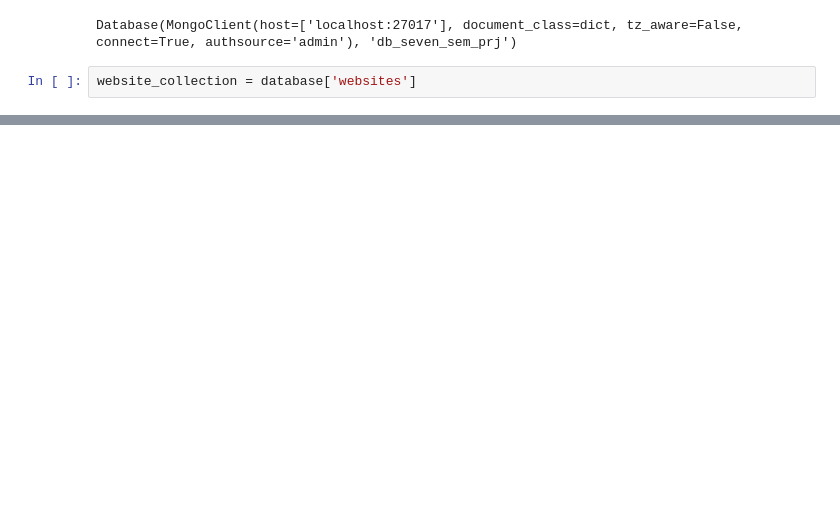
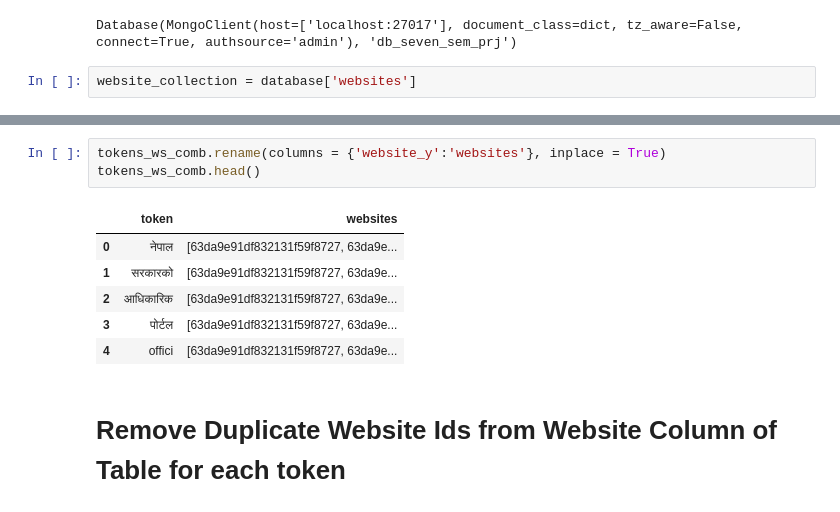
Before and after one commit to suparthghimire/search_engine, a Jupyter notebook: indexer/indexer.ipynb, the cells around one changed output, grey strips where cells are left out. Drawn from its saved outputs; the diff is of its cells as text; blank space fills up the shorter version.

```diff
--- a/indexer/indexer.ipynb
+++ b/indexer/indexer.ipynb
@@ -127,0 +236,12 @@ print(list(websites_in_db)[0])
+# %%
+tokens_ws_comb.rename(columns = {'website_y':'websites'}, inplace = True)
+tokens_ws_comb.head()
+# %% [output]
+|  | token | websites |
+| 0 | नेपाल | [63da9e91df832131f59f8727, 63da9e... |
+| 1 | सरकारको | [63da9e91df832131f59f8727, 63da9e... |
+| 2 | आधिकारिक | [63da9e91df832131f59f8727, 63da9e... |
+| 3 | पोर्टल | [63da9e91df832131f59f8727, 63da9e... |
+| 4 | offici | [63da9e91df832131f59f8727, 63da9e... |
+# %% [markdown]
+# Remove Duplicate Website Ids from Website Column of Table for each token
```
Also changed, not shown: parts of 45 cells of this notebook.
